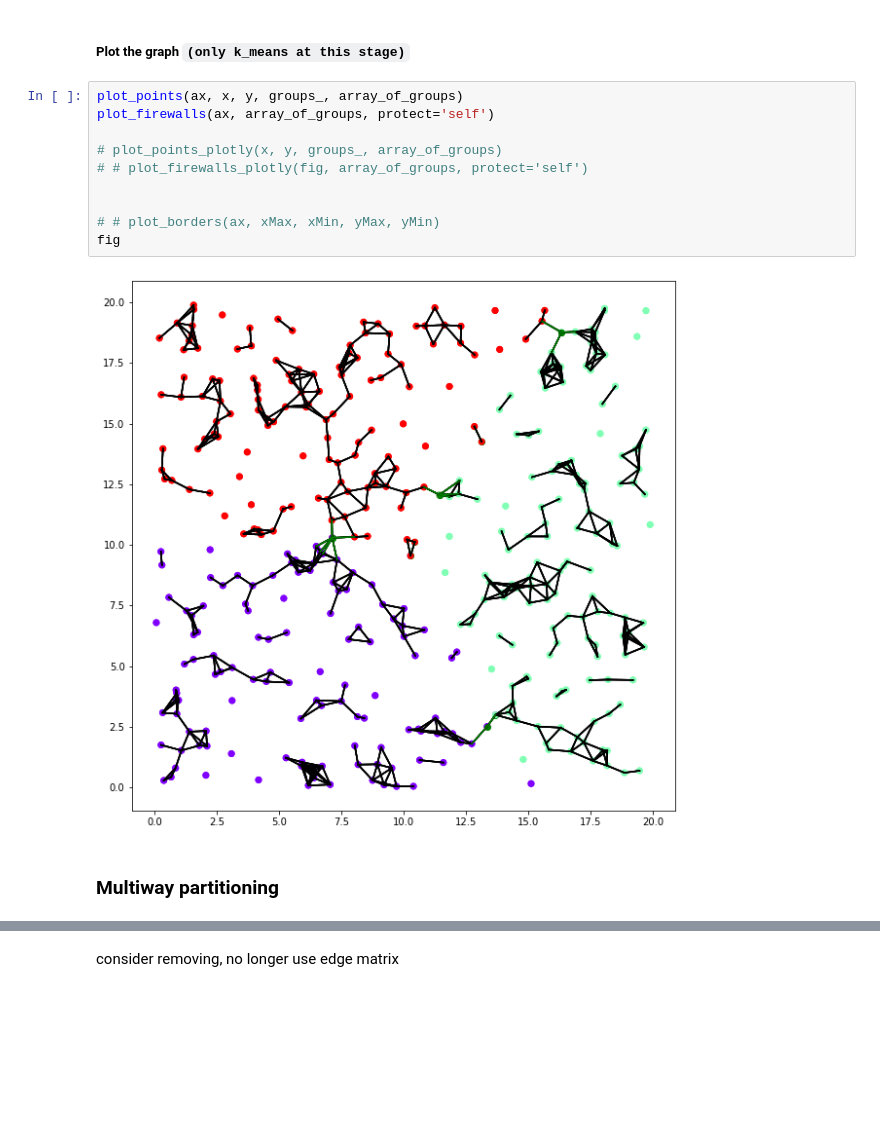
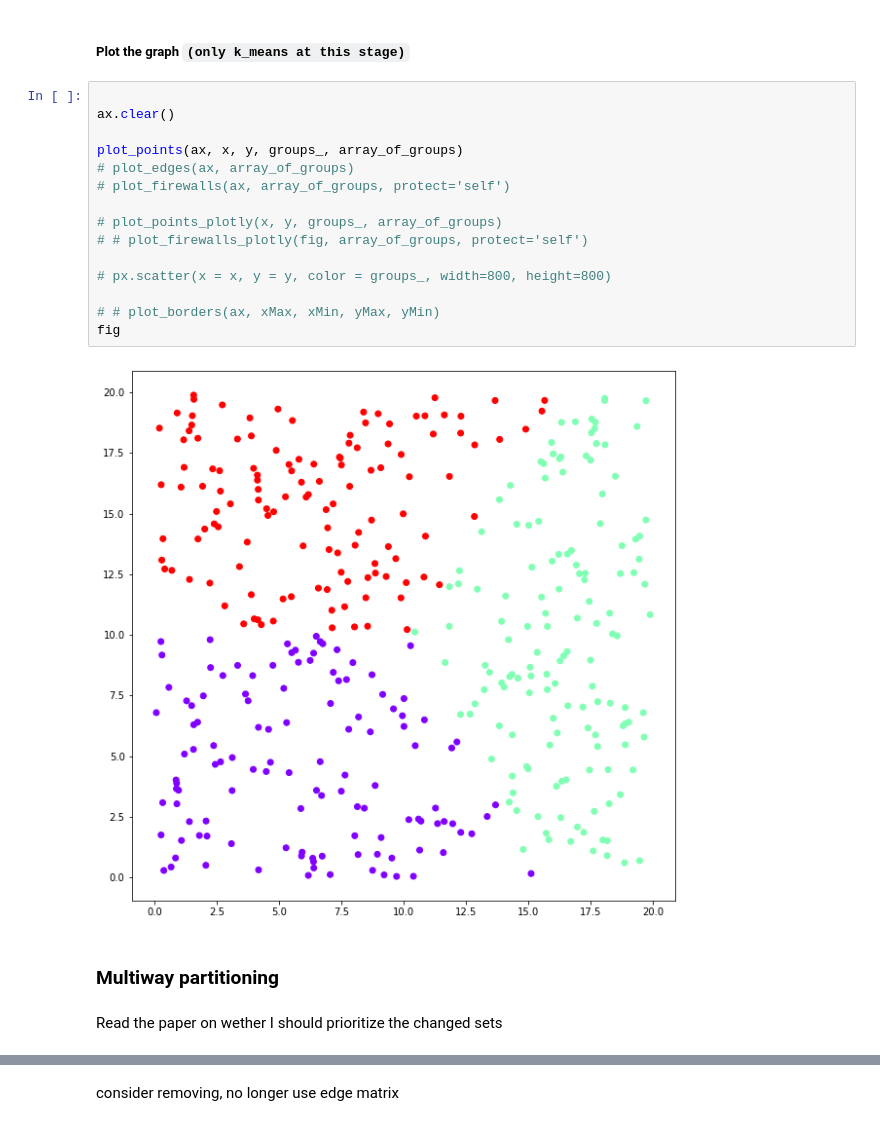
Before and after one commit to Wa-lead/clusters_multiway_partitioning, a Jupyter notebook: main.ipynb, the cells around one changed output, grey strips where cells are left out. Cells and saved outputs as stored; diff of their text form; blank space fills up the shorter version.

```diff
--- a/main.ipynb
+++ b/main.ipynb
@@ -112,17 +124,24 @@ upper_bound = int((numbPoints/num_of_clusters)*1.1)
 # %% [markdown]
 ##### Plot the graph `(only k_means at this stage)`
 # %%
+
+ax.clear()
+
 plot_points(ax, x, y, groups_, array_of_groups)
-plot_firewalls(ax, array_of_groups, protect='self')
+# plot_edges(ax, array_of_groups)
+# plot_firewalls(ax, array_of_groups, protect='self')
 
 # plot_points_plotly(x, y, groups_, array_of_groups)
 # # plot_firewalls_plotly(fig, array_of_groups, protect='self')
 
+# px.scatter(x = x, y = y, color = groups_, width=800, height=800)
 
 # # plot_borders(ax, xMax, xMin, yMax, yMin)
 fig
 # %% [output]
-[figure, old version]
+[figure, new version]
 # %% [markdown]
 ### Multiway partitioning
+# %% [markdown]
+Read the paper on wether I should prioritize the changed sets
 # %%
```
Also changed, not shown: parts of 12 cells of this notebook, 8 other files.
